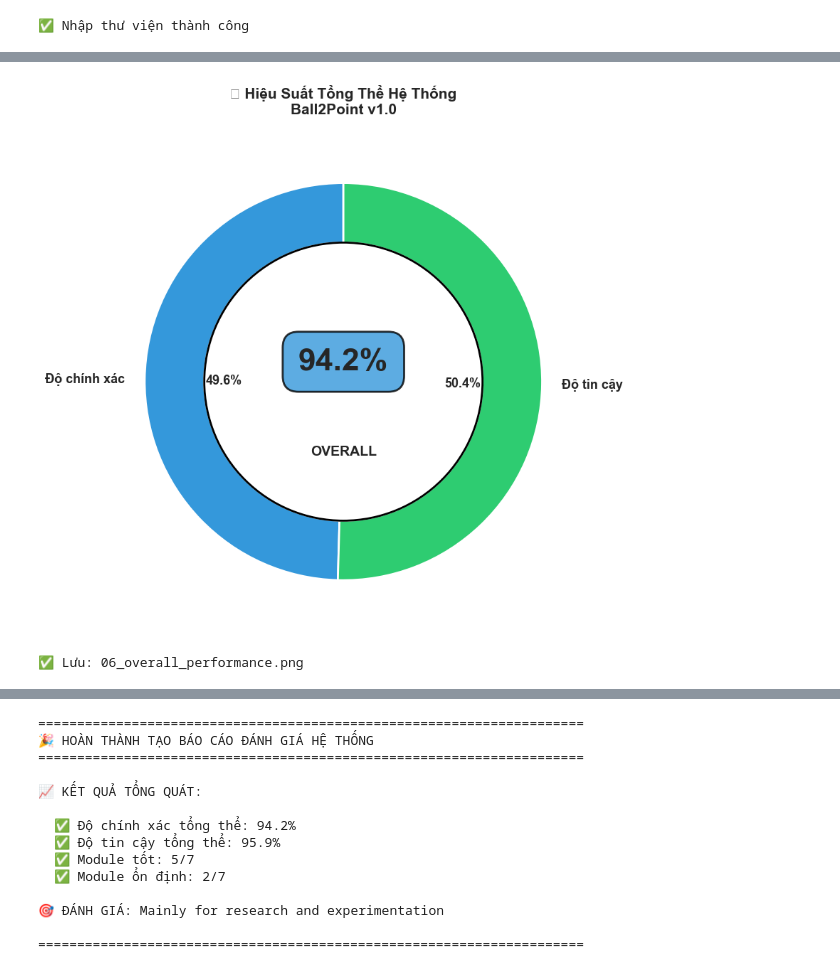
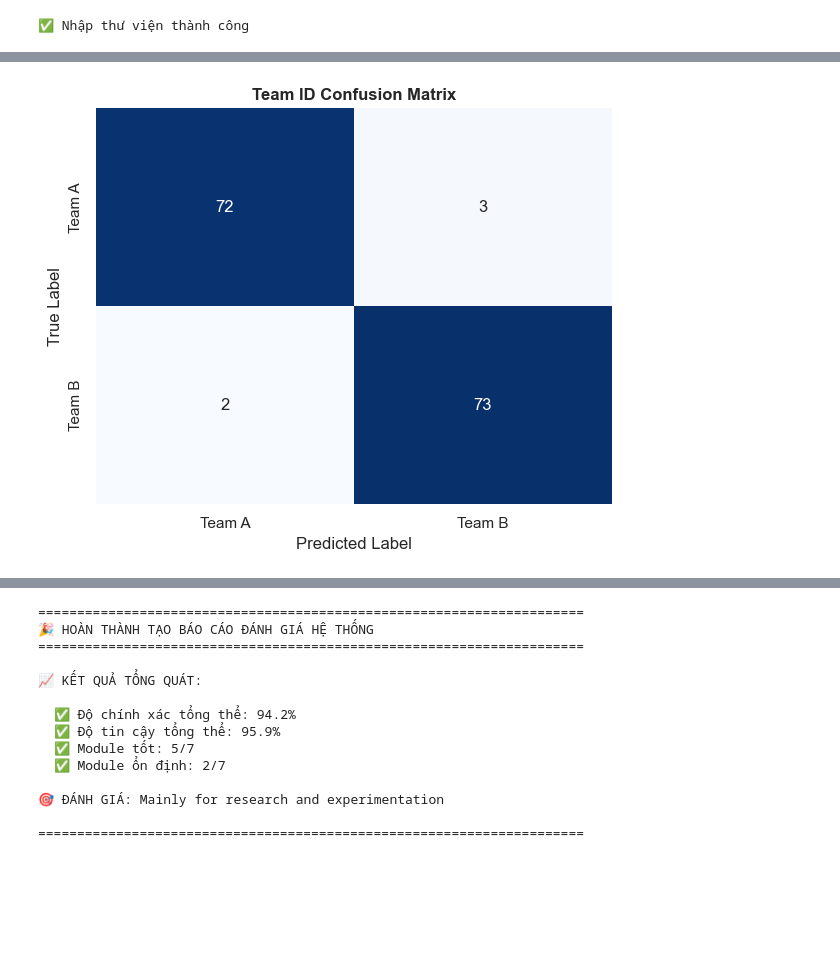
Before and after one commit to haianh06/Ball2Point, a Jupyter notebook: Evaluation.ipynb, the cells around one changed output, grey strips where cells are left out. Drawn from its saved outputs; the diff is of its cells as text; code cells hidden in the pictures; blank space fills up the shorter version.

```diff
--- a/Evaluation.ipynb
+++ b/Evaluation.ipynb
@@ -252,37 +197,27 @@ print("✅ Lưu: 04_error_analysis.png")
-# %%
-# 8. VISUALIZATION 6: OVERALL SYSTEM PERFORMANCE GAUGE
-
-fig, ax = plt.subplots(figsize=(10, 8))
-
-# Sensor-style gauge
-overall_score = 94.2  # Điểm tổng hợp
-overall_confidence = 95.9
-
-# Vẽ 2 gauge
-categories = ['Độ chính xác', 'Độ tin cậy']
-scores = [overall_score, overall_confidence]
-colors_gauge = ['#3498db', '#2ecc71']
-
-wedges, texts, autotexts = ax.pie(scores, labels=categories, autopct=lambda pct: f'{pct:.1f}%',
-                                     colors=colors_gauge, wedgeprops=dict(width=0.3, edgecolor='white', linewidth=2),
-                                     textprops={'fontsize': 13, 'fontweight': 'bold'},
-                                     startangle=90)
-
-# Vẽ tâm
-centre_circle = plt.Circle((0, 0), 0.70, fc='white', edgecolor='black', linewidth=2)
-ax.add_artist(centre_circle)
-
-ax.text(0, 0.1, f'{overall_score:.1f}%', fontsize=32, fontweight='bold', ha='center', va='center',
-        bbox=dict(boxstyle='round,pad=0.5', facecolor='#3498db', alpha=0.8, edgecolor='black', linewidth=2))
-ax.text(0, -0.35, 'OVERALL', fontsize=14, fontweight='bold', ha='center', va='center')
-
-ax.set_title('🎯 Hiệu Suất Tổng Thể Hệ Thống\nBall2Point v1.0', fontsize=15, fontweight='bold', pad=20)
-
-plt.tight_layout()
-plt.savefig('c:/Documents/Project/Ball2Point/outputs/06_overall_performance.png', dpi=300, bbox_inches='tight')
-plt.show()
-
-print("✅ Lưu: 06_overall_performance.png")
-# %% [output]
-[figure, removed]
-✅ Lưu: 06_overall_performance.png
+# %%
+# --- CELL 1: SETUP & MODULE 3 (TEAM ASSIGNMENT) ---
+import matplotlib.pyplot as plt
+import seaborn as sns
+import numpy as np
+
+# Global style setup
+sns.set_theme(style="whitegrid")
+
+team_classes = ['Team A', 'Team B']
+conf_matrix_data = np.array([
+    [72, 3],
+    [2, 73]
+])
+
+fig1, ax1 = plt.subplots(figsize=(6, 5))
+sns.heatmap(conf_matrix_data, annot=True, fmt='d', cmap='Blues',
+            xticklabels=team_classes, yticklabels=team_classes, ax=ax1, cbar=False)
+
+ax1.set_title('Team ID Confusion Matrix', fontsize=12, fontweight='bold')
+ax1.set_xlabel('Predicted Label')
+ax1.set_ylabel('True Label')
+
+plt.tight_layout()
+plt.show()
+# %% [output]
+[figure, added]
```
Also changed, not shown: parts of 6 cells of this notebook, 36 other files.
